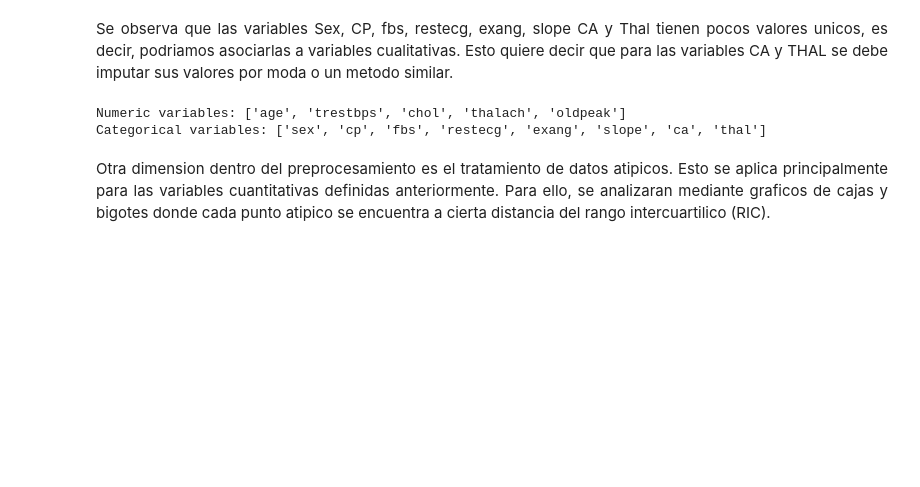
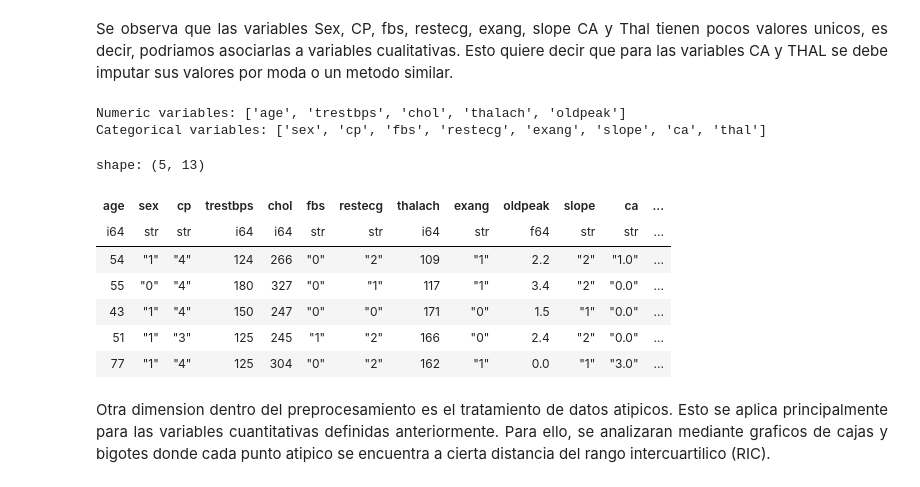
Before and after one commit to j220493/AnalisisEncodingCategoricalVariables, a Jupyter notebook: analisis.ipynb, the cells around one changed output. Saved outputs shown, nothing was run; the diff lists cells and outputs as text; code cells hidden in the pictures; blank space fills up the shorter version.

Commit message:
Se agrega conversion de variables cualitativas a tipo string

```diff
--- a/analisis.ipynb
+++ b/analisis.ipynb
@@ -144,6 +144,20 @@ print("Categorical variables:", catCols)
 # %% [output]
 Numeric variables: ['age', 'trestbps', 'chol', 'thalach', 'oldpeak']
 Categorical variables: ['sex', 'cp', 'fbs', 'restecg', 'exang', 'slope', 'ca', 'thal']
+# %%
+# Cambiando tipo de variables
+Xtrain = Xtrain.with_columns(pl.col(catCols).map_elements(str))
+Xtest = Xtest.with_columns(pl.col(catCols).map_elements(str))
+Xtest.head()
+# %% [output]
+shape: (5, 13)
+| age | sex | cp | trestbps | chol | fbs | restecg | thalach | exang | oldpeak | slope | ca | ... |
+| i64 | str | str | i64 | i64 | str | str | i64 | str | f64 | str | str | ... |
+| 54 | "1" | "4" | 124 | 266 | "0" | "2" | 109 | "1" | 2.2 | "2" | "1.0" | ... |
+| 55 | "0" | "4" | 180 | 327 | "0" | "1" | 117 | "1" | 3.4 | "2" | "0.0" | ... |
+| 43 | "1" | "4" | 150 | 247 | "0" | "0" | 171 | "0" | 1.5 | "1" | "0.0" | ... |
+| 51 | "1" | "3" | 125 | 245 | "1" | "2" | 166 | "0" | 2.4 | "2" | "0.0" | ... |
+| 77 | "1" | "4" | 125 | 304 | "0" | "2" | 162 | "1" | 0.0 | "1" | "3.0" | ... |
 # %% [markdown]
 <div style="text-align: justify">
 Otra dimension dentro del preprocesamiento es el tratamiento de datos atipicos. Esto se aplica principalmente para las variables cuantitativas definidas anteriormente. Para ello, se analizaran mediante graficos de cajas y bigotes donde cada punto atipico se encuentra a cierta distancia del rango intercuartilico (RIC).
```
Also changed, not shown: parts of 2 cells of this notebook.
